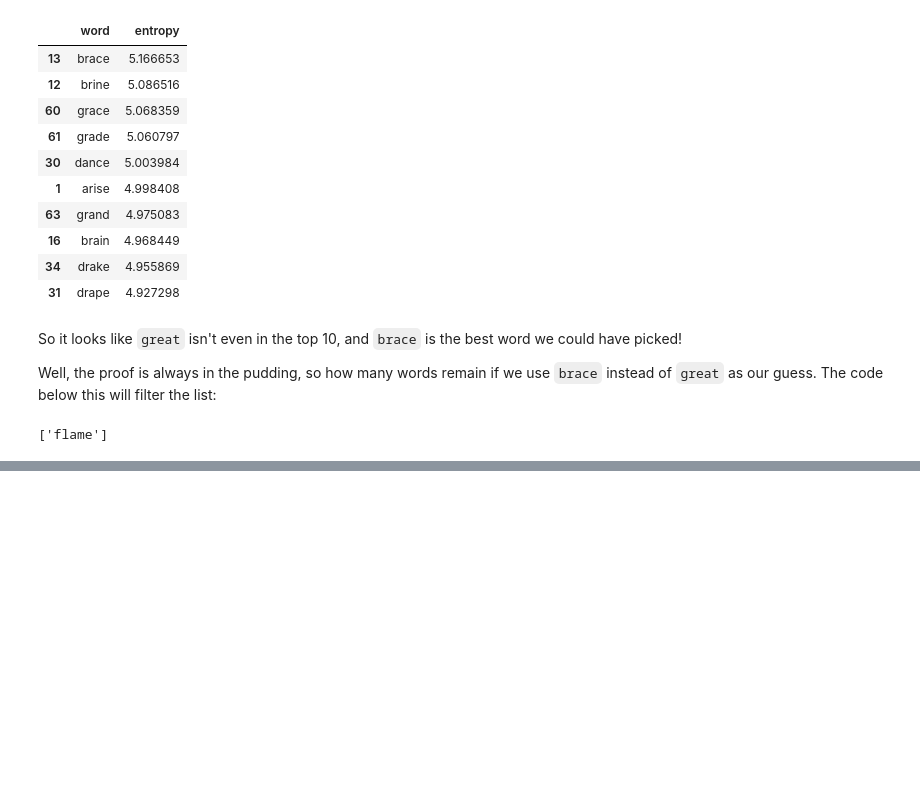
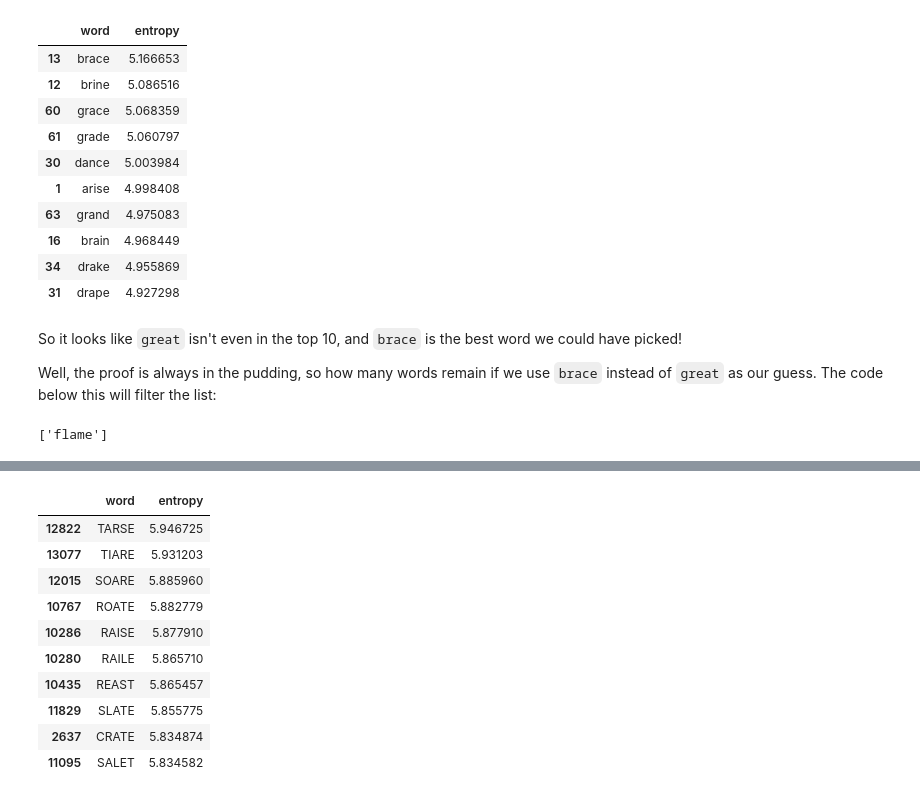
Before and after one commit to AlexSpradling/WordleBot, a Jupyter notebook: entropy_notebook.ipynb, the cells around one changed output, grey strips where cells are left out. Saved outputs shown, nothing was run; the diff lists cells and outputs as text; code cells hidden in the pictures; blank space fills up the shorter version.

```diff
--- a/entropy_notebook.ipynb
+++ b/entropy_notebook.ipynb
@@ -183,7 +212,8 @@ word_pool = [
     "grace", "grade", "grain", "grand", "grant", "grape", "grass", "great", "green", "greet"
 ]
 
-guess = 'great'
+
+guess = 'raise'
 
 pattern_counts = {}
 for answer in word_pool:
@@ -387,0 +432,3 @@ Of course this example used 70 words and WORDLE uses 2315 official answers and 1
+# %%
+guess_pool = official_guesses
+answer_pool = official_answers
@@ -387,0 +466,18 @@ Of course this example used 70 words and WORDLE uses 2315 official answers and 1
+# %%
+# data frame of entropy for every word in the guess_pool against the answer_pool
+entropy_df = pd.DataFrame(guess_pool, columns=["word"])
+entropy_df["entropy"] = entropy_df["word"].apply(lambda x: calculate_entropy(x, answer_pool))
+entropy_df.sort_values(by="entropy", ascending=False, inplace=True)
+entropy_df.head(10)
+# %% [output]
+|  | word | entropy |
+| 12822 | TARSE | 5.946725 |
+| 13077 | TIARE | 5.931203 |
+| 12015 | SOARE | 5.885960 |
+| 10767 | ROATE | 5.882779 |
+| 10286 | RAISE | 5.877910 |
+| 10280 | RAILE | 5.865710 |
+| 10435 | REAST | 5.865457 |
+| 11829 | SLATE | 5.855775 |
+| 2637 | CRATE | 5.834874 |
+| 11095 | SALET | 5.834582 |
```
Also changed, not shown: parts of 14 cells of this notebook, 7 other files.
